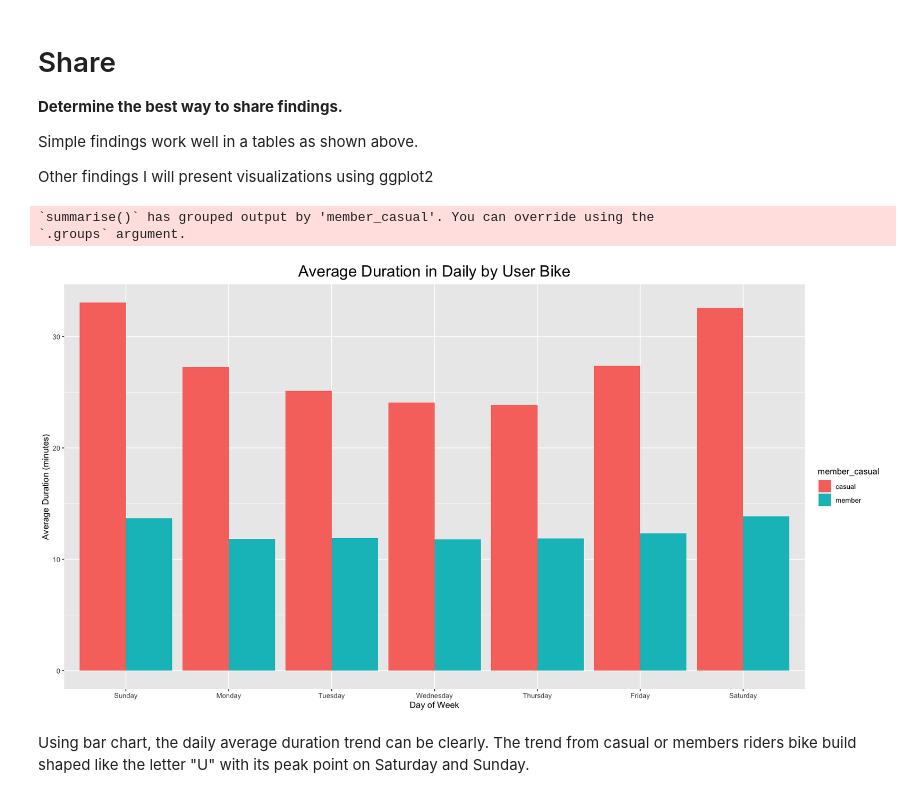
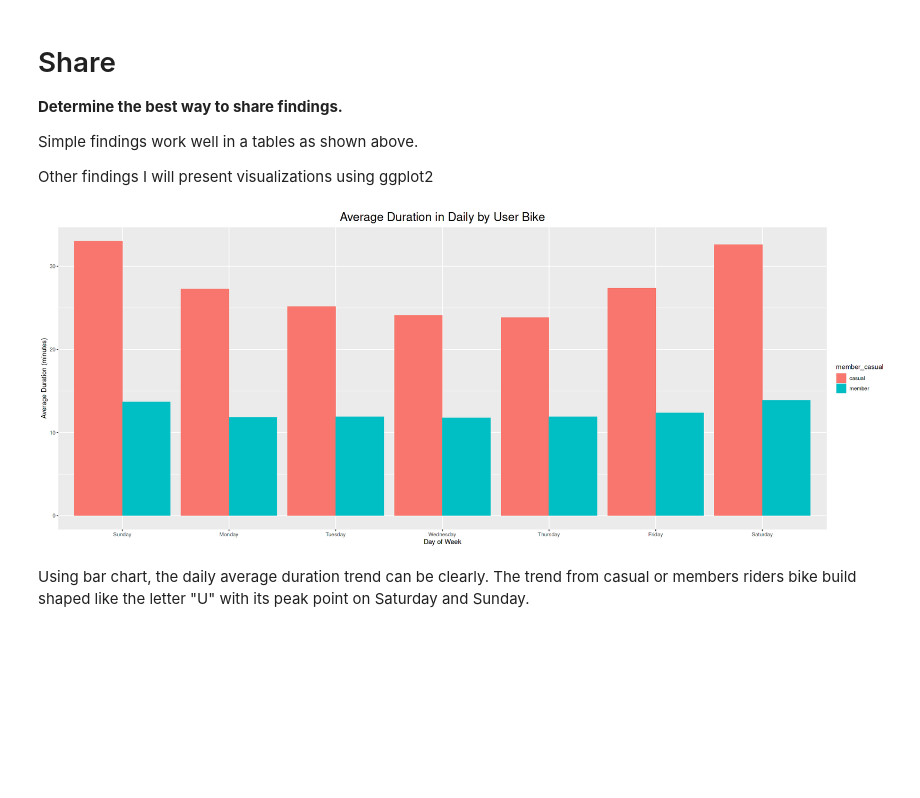
Before and after one commit to triowibowo21/Cyclistic-Bike-Share-Trips, a Jupyter notebook: cyclistic_bike_share_trips.ipynb, the cells around one changed output. Drawn from its saved outputs; the diff is of its cells as text; code cells hidden in the pictures; blank space fills up the shorter version.

```diff
--- a/cyclistic_bike_share_trips.ipynb
+++ b/cyclistic_bike_share_trips.ipynb
@@ -469,22 +463,20 @@ Other findings I will present visualizations using ggplot2
 # %%
 # Average duration in daily basis per riders bike type
 
-options(repr.plot.width = 15, repr.plot.height = 8)
+options(repr.plot.width = 20, repr.plot.height = 8)
 
 all_trips_v2 %>%
   group_by(member_casual, day_of_week) %>%
-  summarise(average_duration = mean(ride_length)) %>%
+  summarise(average_duration = mean(ride_length), .groups = 'drop') %>%
   arrange(member_casual, day_of_week)	%>%
   ggplot(aes(x = day_of_week, y = average_duration, fill = member_casual)) +
   geom_col(position = "dodge") +
   labs(title="Average Duration in Daily by User Bike") +
   theme(plot.title = element_text(hjust = 0.5, size = 20)) +
   ylab("Average Duration (minutes)") +
   xlab("Day of Week")
 # %% [output]
-`summarise()` has grouped output by 'member_casual'. You can override using the
-`.groups` argument.
-[figure, old version]
+[figure, new version]
 # %% [markdown]
 Using bar chart, the daily average duration trend can be clearly. The trend from casual or members riders bike build shaped like the letter "U" with its peak point on Saturday and Sunday.
 # %%
```
Also changed, not shown: parts of 37 cells of this notebook.
